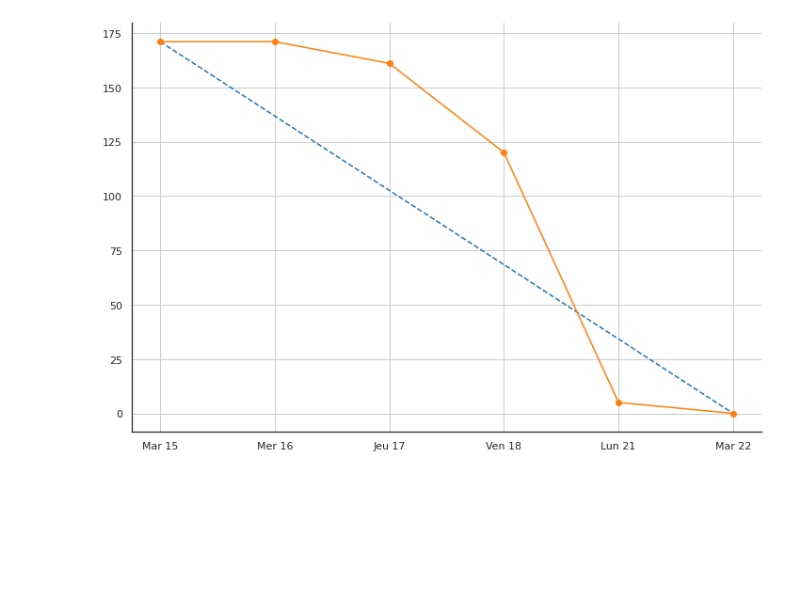
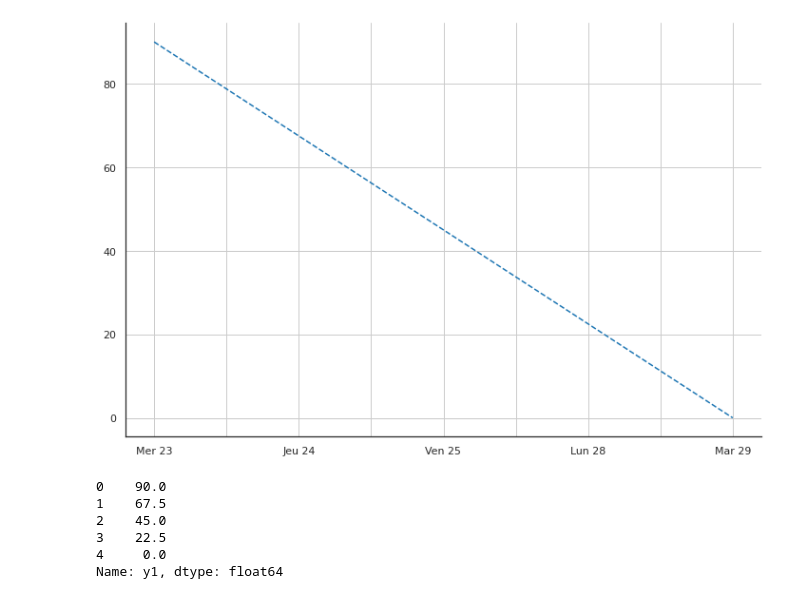
Before and after one commit to julienbosse/Brief_agile, a Jupyter notebook: figures/burndownchart.ipynb, the cells around one changed output. Cells and saved outputs as stored; diff of their text form; code cells hidden in the pictures; blank space fills up the shorter version.

Commit message:
burndown chart, modèles Julien et figures

```diff
--- a/figures/burndownchart.ipynb
+++ b/figures/burndownchart.ipynb
@@ -1,38 +1,49 @@
 # %%
 import matplotlib.pyplot as plt
 import seaborn as sns
 import pandas as pd
 import numpy as np
 
 data = pd.DataFrame()
 
-data["y1"]= [171-34.2*i for i in range(0,6)]
-data["x1"]=[1,2,3,4,5,6]
+data["y1"]= [90-22.5*i for i in range(0,5)]
+data["x1"]=[1,2,3,4,5]
 
-data["y2"]=[171,171,161,120,5,0]
-data["x2"]=[1,2,3,4,5,6]
+data["y2"]=[90,0,0,0,0]
+data["x2"]=[1,2,3,4,5]
 
 sns.set_style("white")
 
 fig, ax = plt.subplots(figsize=[12,8])
 ax.plot(data["x1"], data["y1"],"--")
-ax.plot(data["x2"], data["y2"],"-o")
+
+#ax.plot(data["x2"], data["y2"],"-o")
+
 ax.grid()
 
-labels_x=["0","Mar 15","Mer 16","Jeu 17","Ven 18","Lun 21","Mar 22"]
+labels_x=["0","Mer 23","","Jeu 24","","Ven 25","","Lun 28","","Mar 29"]
 ax.set_xticklabels(labels_x, rotation=0)
 
 # .despine permet de supprimer les axes de haut et de droite
 # top=True, right=True, left=False, bottom=False
 
 sns.despine()
 
 # paper, notebook, talk et poser
 sns.set_context("notebook")
 plt.show()
 # fig.savefig("figures/burndown_sprint1")
 plt.close()
 # %% [output]
-[figure, old version]
+[figure, new version]
 # %%
 fig.savefig("burndown_sprint1.png")
+# %%
+data["y1"]
+# %% [output]
+0    90.0
+1    67.5
+2    45.0
+3    22.5
+4     0.0
+Name: y1, dtype: float64
```
Also changed, not shown: 5 other files.
